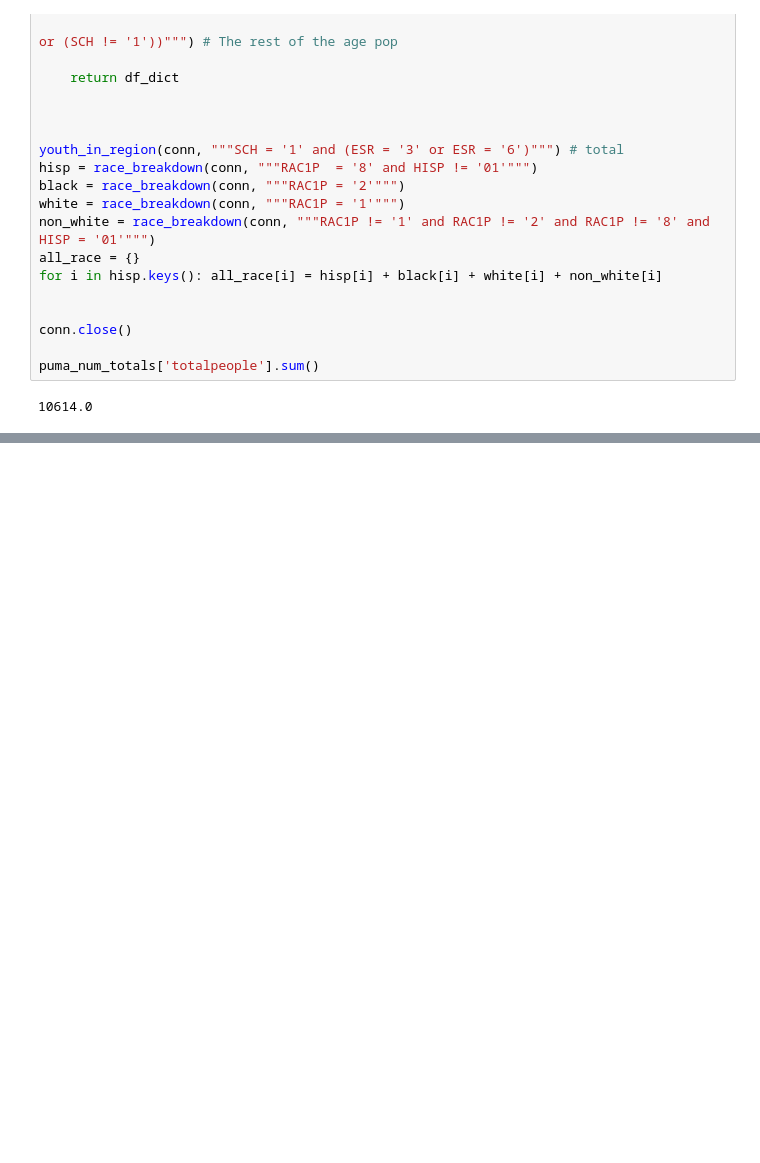
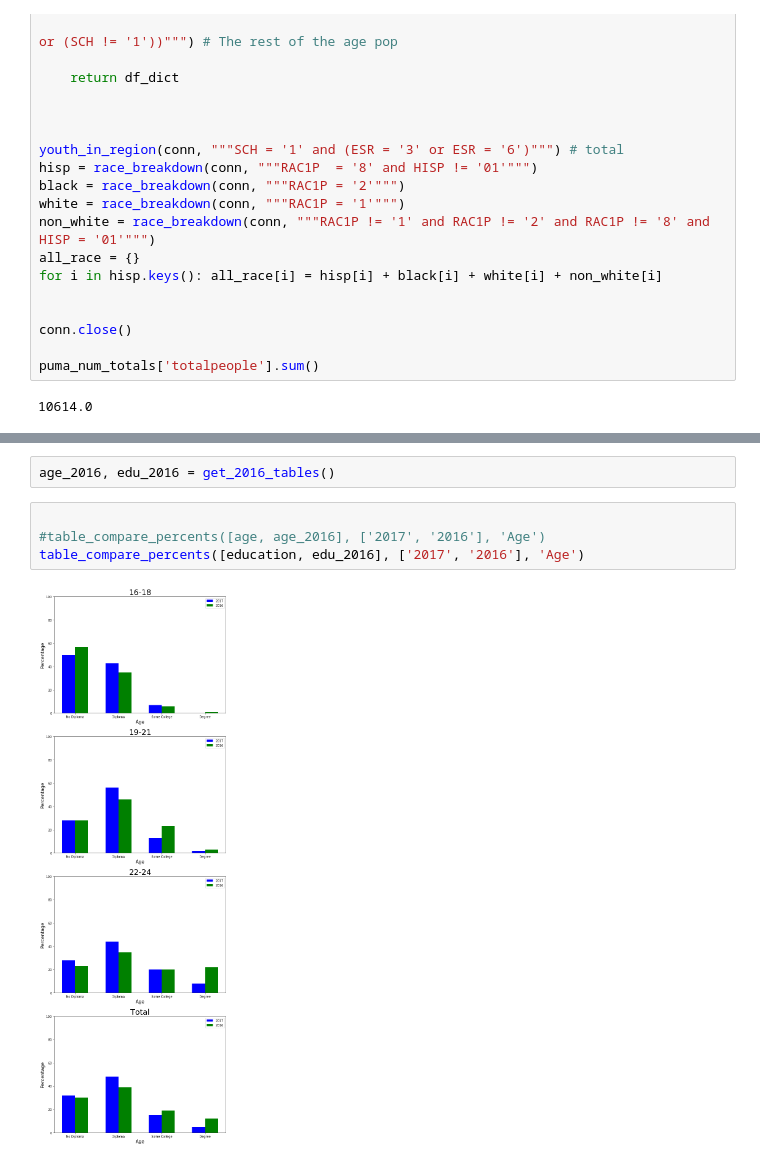
Before and after one commit to Jarodc33/dsc-mod-1-project-seattle-ds, a Jupyter notebook: notebooks/exploratory/02_jrd_page_2_tables02.ipynb, the cells around one changed output, grey strips where cells are left out. Saved outputs shown, nothing was run; the diff lists cells and outputs as text; blank space fills up the shorter version.

```diff
--- a/notebooks/exploratory/02_jrd_page_2_tables02.ipynb
+++ b/notebooks/exploratory/02_jrd_page_2_tables02.ipynb
@@ -359,3 +468,11 @@ four_race
+# %%
+age_2016, edu_2016 = get_2016_tables()
+# %%
+
+#table_compare_percents([age, age_2016], ['2017', '2016'], 'Age')
+table_compare_percents([education, edu_2016], ['2017', '2016'], 'Age')
+# %% [output]
+[figure, added]
 # %%
 age
 # %% [output]
```
Also changed, not shown: parts of 17 cells of this notebook, 3 other files.
